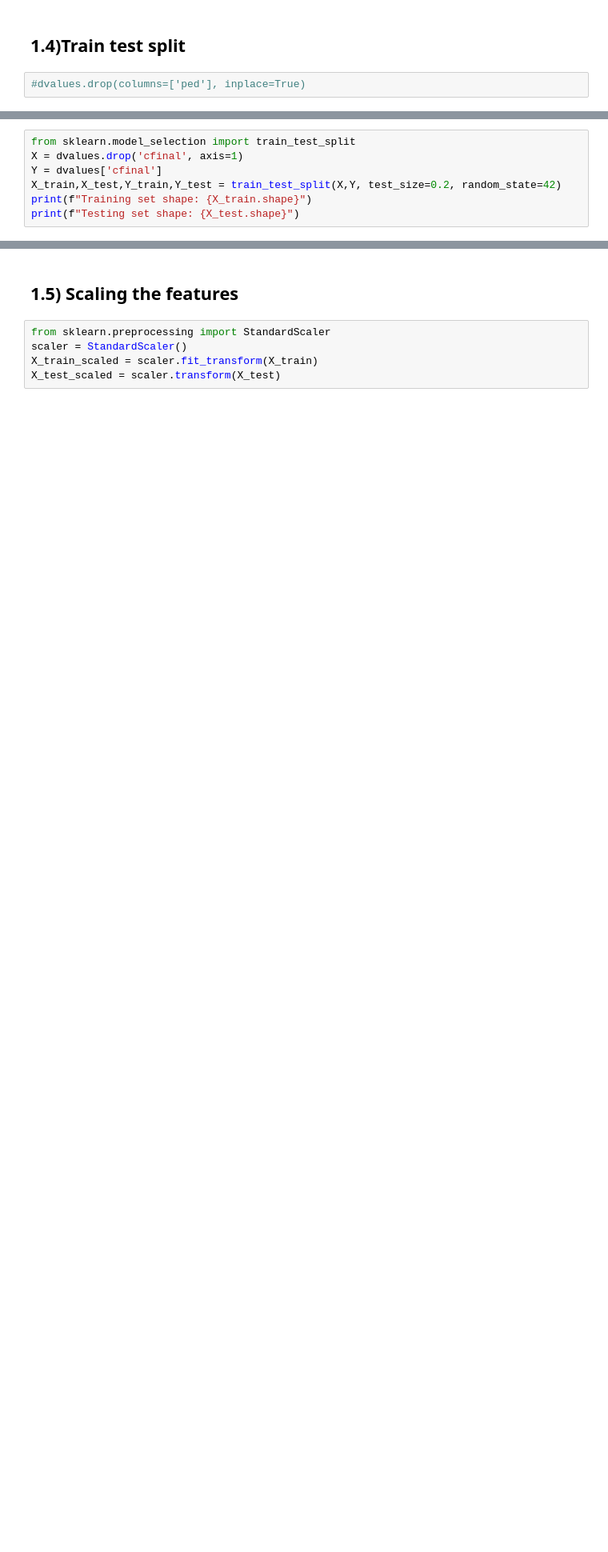
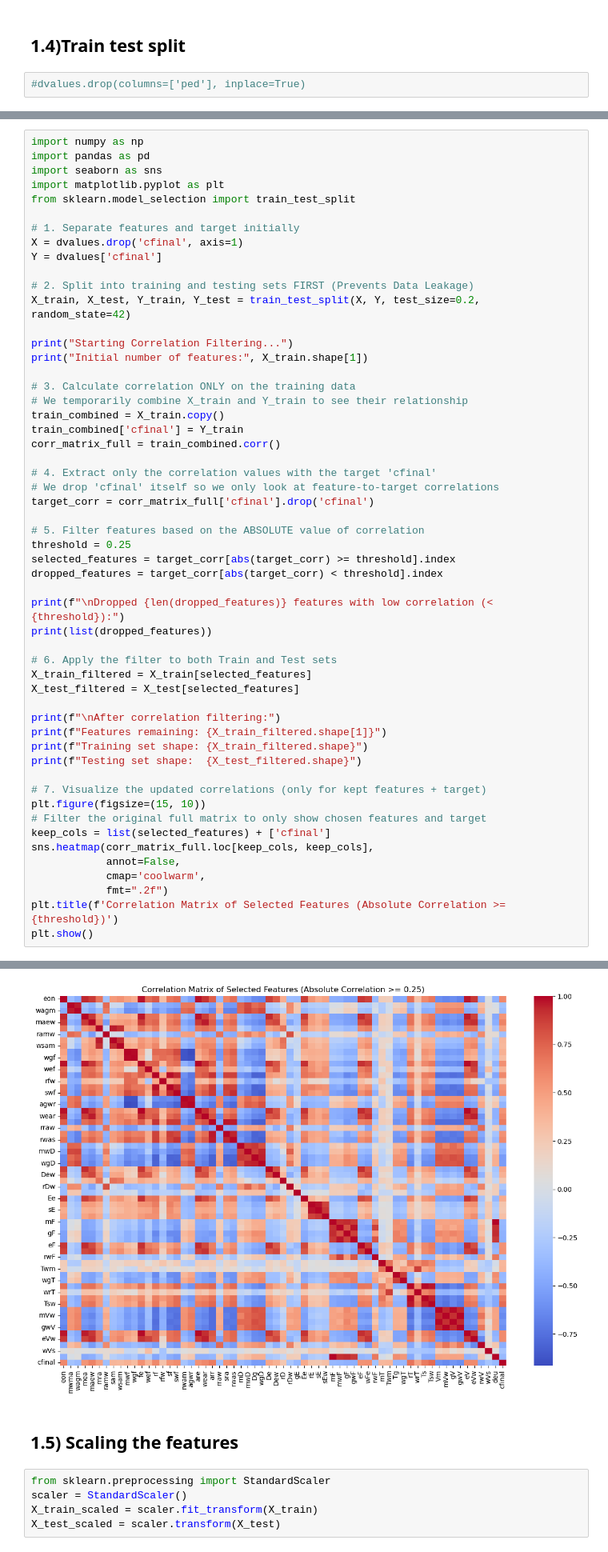
Before and after one commit to AlejoProjects/ML_project_part_1, a Jupyter notebook: SubmissionTemplate.ipynb, the cells around one changed output, grey strips where cells are left out. Shown at 80% size. Drawn from its saved outputs; the diff is of its cells as text; blank space fills up the shorter version.

```diff
--- a/SubmissionTemplate.ipynb
+++ b/SubmissionTemplate.ipynb
@@ -209,7 +236,55 @@ Testing set shape: (3402, 85)
 # %%
+import numpy as np
+import pandas as pd
+import seaborn as sns
+import matplotlib.pyplot as plt
 from sklearn.model_selection import train_test_split
+
+# 1. Separate features and target initially
 X = dvalues.drop('cfinal', axis=1)
 Y = dvalues['cfinal']
-X_train,X_test,Y_train,Y_test = train_test_split(X,Y, test_size=0.2, random_state=42)
-print(f"Training set shape: {X_train.shape}")
-print(f"Testing set shape: {X_test.shape}")
+
+# 2. Split into training and testing sets FIRST (Prevents Data Leakage)
+X_train, X_test, Y_train, Y_test = train_test_split(X, Y, test_size=0.2, random_state=42)
+
+print("Starting Correlation Filtering...")
+print("Initial number of features:", X_train.shape[1])
+
+# 3. Calculate correlation ONLY on the training data
+# We temporarily combine X_train and Y_train to see their relationship
+train_combined = X_train.copy()
+train_combined['cfinal'] = Y_train
+corr_matrix_full = train_combined.corr()
+
+# 4. Extract only the correlation values with the target 'cfinal'
+# We drop 'cfinal' itself so we only look at feature-to-target correlations
+target_corr = corr_matrix_full['cfinal'].drop('cfinal')
+
+# 5. Filter features based on the ABSOLUTE value of correlation
+threshold = 0.25
+selected_features = target_corr[abs(target_corr) >= threshold].index
+dropped_features = target_corr[abs(target_corr) < threshold].index
+
+print(f"\nDropped {len(dropped_features)} features with low correlation (< {threshold}):")
+print(list(dropped_features))
+
+# 6. Apply the filter to both Train and Test sets
+X_train_filtered = X_train[selected_features]
+X_test_filtered = X_test[selected_features]
+
+print(f"\nAfter correlation filtering:")
+print(f"Features remaining: {X_train_filtered.shape[1]}")
+print(f"Training set shape: {X_train_filtered.shape}")
+print(f"Testing set shape:  {X_test_filtered.shape}")
+
+# 7. Visualize the updated correlations (only for kept features + target)
+plt.figure(figsize=(15, 10))
+# Filter the original full matrix to only show chosen features and target
+keep_cols = list(selected_features) + ['cfinal']
+sns.heatmap(corr_matrix_full.loc[keep_cols, keep_cols],
+            annot=False,
+            cmap='coolwarm',
+            fmt=".2f")
+plt.title(f'Correlation Matrix of Selected Features (Absolute Correlation >= {threshold})')
+plt.show()
+# %% [output]
@@ -216,3 +301,4 @@ print(f"Testing set shape: {X_test.shape}")
+[figure, added]
 # %% [markdown]
 ## 1.5) Scaling the features
 # %%
```
Also changed, not shown: parts of 18 cells of this notebook.
